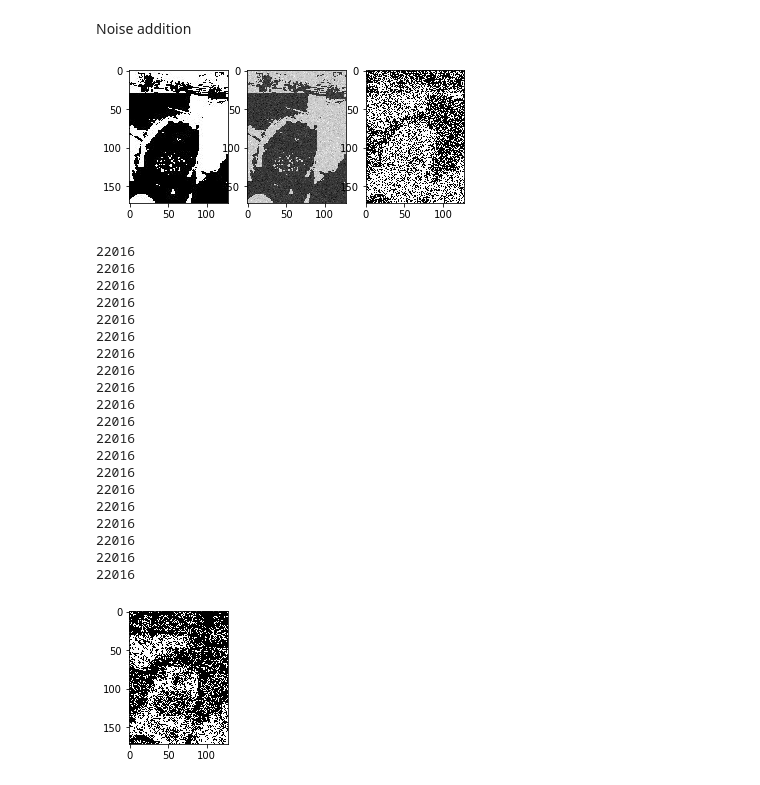
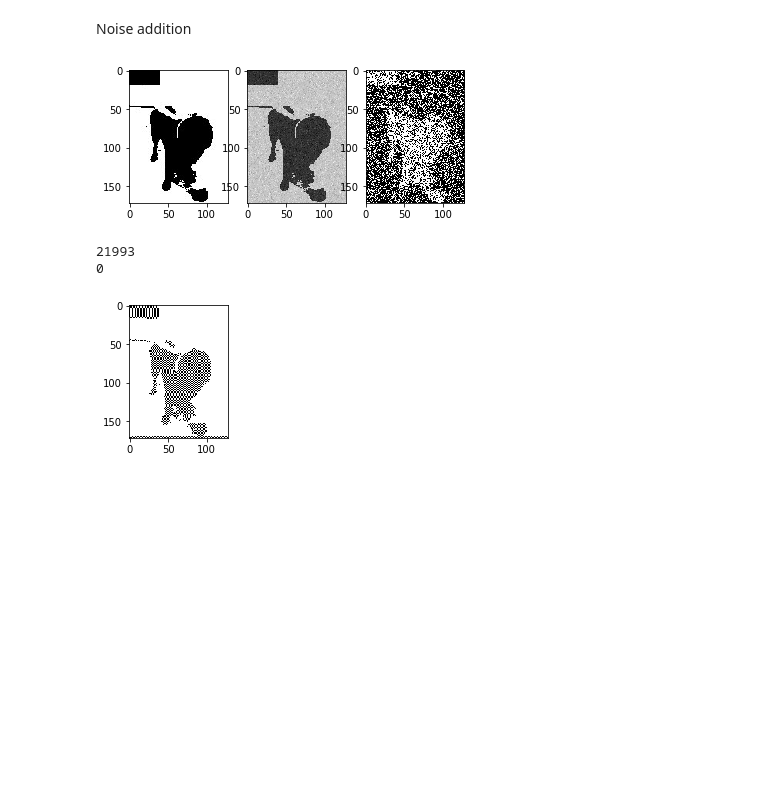
Before and after one commit to Aidan-acad/machineLearningjupNote, a Jupyter notebook: crswk2/Coursework 2 inference.ipynb, the cells around one changed output. Cells and saved outputs as stored; diff of their text form; code cells hidden in the pictures; blank space fills up the shorter version.

```diff
--- a/crswk2/Coursework 2 inference.ipynb
+++ b/crswk2/Coursework 2 inference.ipynb
@@ -27,7 +27,7 @@ def add_saltnpepper_noise(im,prop):
 prop = 0.7
 varSigma = 0.1
 
-im = imread('graybuster.jpg')
+im = imread('GrayBusterr.jpg')
 im = im/255
 fig = plt.figure()
 ax = fig.add_subplot(131)
@@ -42,7 +42,7 @@ ax3.imshow(imSalt,cmap='gray')
 
 plt.show()
 # %% [output]
-[figure, old version]
+[figure, new version]
 # %%
 #Acces neighbours code
 def neighbours(i,j,M,N,size = 4):
@@ -92,17 +92,17 @@ def ICM(img):
     #for each pixel in the image, evaluate E = hxi - beta xixj(neighbours) - nu xiyi(theoretical*real)
     #take lowest
     imShape = img.shape
+    h = 0
+    beta = 1
+    nu = 2.1
+    #for index, pixel in np.ndenumerate(img):
+     #   i,j = index
+      #  if(img[i,j] == 1):
+      #      pass
+      #  else:
+      #      img[i,j] = -1;
     out = np.copy(img)
-    h = 0
-    beta = 1.5
-    nu = 10
-    for index, pixel in np.ndenumerate(img):
-        i,j = index
-        if(img[i,j] == 1):
-            pass
-        else:
-            img[i,j] = -1;
-    for p in range(0,20):
+    for p in range(0,40):
         change = 0
         for index, pixel in np.ndenumerate(img):
             i,j = index
@@ -121,18 +121,20 @@ def ICM(img):
             #print(Val2)
             if(Val2 == Val):
                 pass
-            elif(Val2 < Val):
+            elif(Val2 > Val):
                 out[i,j] = xj2
-                change += 1
+                if(img[i,j] != out[i,j]):
+                    change += 1
             else:
                 out[i,j] = xj
-                change += 1
+                if(img[i,j] != out[i,j]):
+                    change += 1
             #print(out[i,j])
 
         print(change)
         if(change==0):
             break
-        #img = out
+        img = out
 
     for index, pixel in np.ndenumerate(out):
         i,j = index
@@ -142,53 +144,35 @@ def ICM(img):
             out[i,j] = 0;
     fig = plt.figure()
     ax = fig.add_subplot(131)
     ax.imshow(out,cmap='gray')
     return out
 
 
 prop = 0.7
 varSigma = 0.1
 
-im = imread('graybuster.jpg')
+im = imread('GrayBusterr.jpg')
 im = im/255
 #fig = plt.figure()
 #ax = fig.add_subplot(131)
 #ax.imshow(im,cmap='gray')
 
 imGauss = add_gaussian_noise(im,prop,varSigma)
 #ax2 = fig.add_subplot(132)
 #ax2.imshow(imGauss,cmap='gray')
 imSalt = add_saltnpepper_noise(im,prop)
 #ax3 = fig.add_subplot(133)
 #ax3.imshow(imSalt,cmap='gray')
 
 #fig2 = plt.figure()
-out = ICM(imSalt)
+out = ICM(imGauss)
 
 #ax4 = fig2.add_subplot(131)
 #ax4.imshow(out,cmap='gray')
 #print("passed")
 #print(imSalt[20,30])
 plt.show()
 # %% [output]
-22016
-22016
-22016
-22016
-22016
-22016
-22016
-22016
-22016
-22016
-22016
-22016
-22016
-22016
-22016
-22016
-22016
-22016
-22016
-22016
+21993
+0
-[figure, old version]
+[figure, new version]
```
Also changed, not shown: 2 other files.
